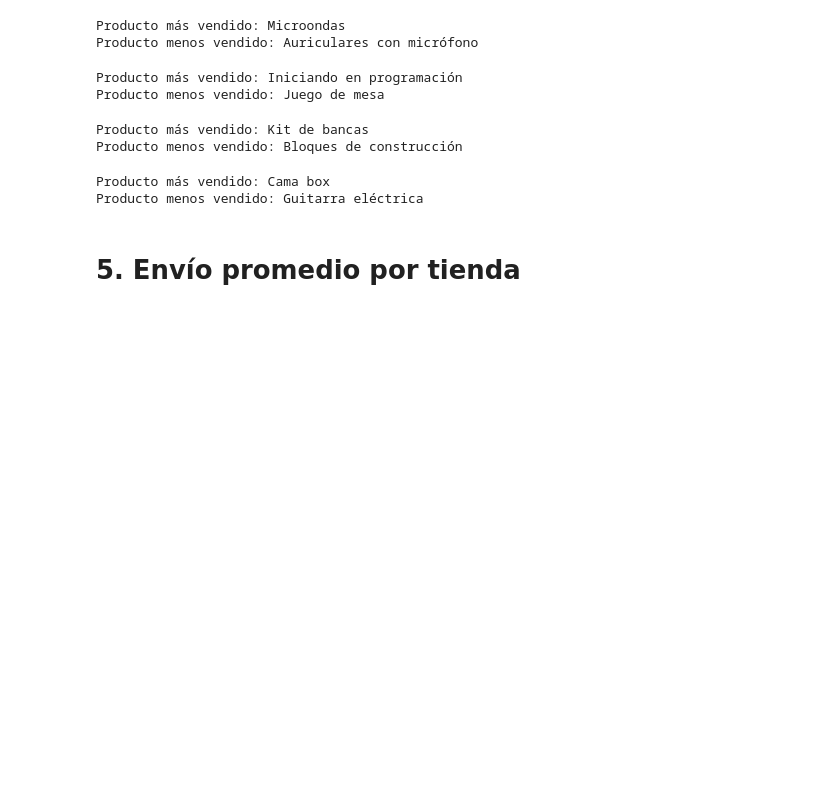
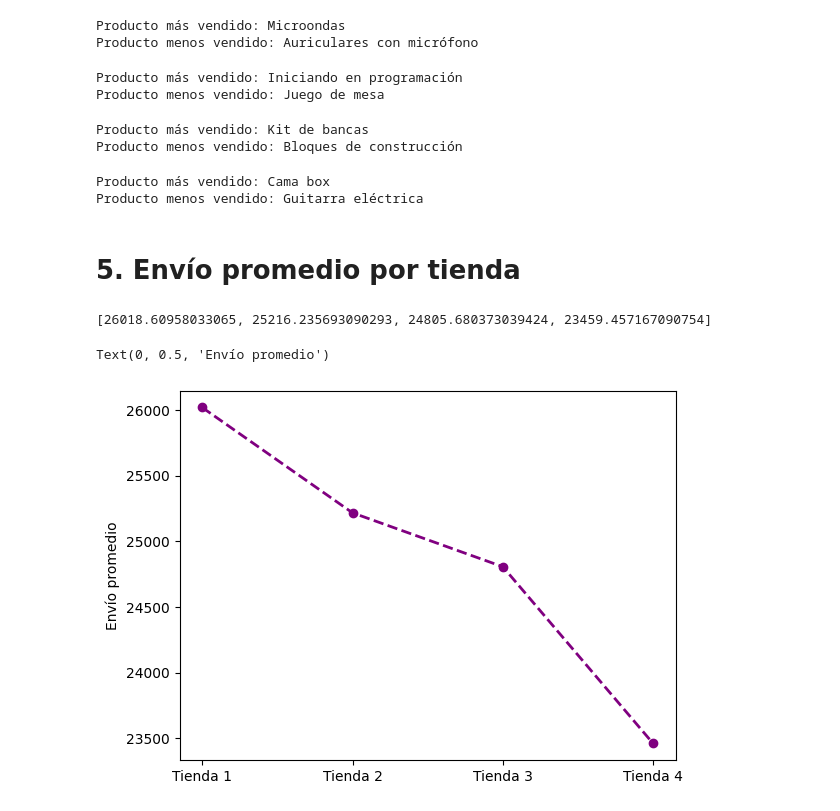
Before and after one commit to Knndy18/analisis_datos_one, a Jupyter notebook: AluraStoreLatam.ipynb, the cells around one changed output. Cells and saved outputs as stored; diff of their text form; code cells hidden in the pictures; blank space fills up the shorter version.

```diff
--- a/AluraStoreLatam.ipynb
+++ b/AluraStoreLatam.ipynb
@@ -106,5 +104,13 @@ Producto menos vendido: Guitarra eléctrica
 # %%
 envio_promedio_tienda01 =float( tienda["Costo de envío"].mean())
 envio_promedio_tienda02 =float( tienda2["Costo de envío"].mean())
 envio_promedio_tienda03 =float( tienda3["Costo de envío"].mean())
 envio_promedio_tienda04 =float( tienda4["Costo de envío"].mean())
+
+envio_promedio_total= [envio_promedio_tienda01, envio_promedio_tienda02, envio_promedio_tienda03, envio_promedio_tienda04]
+
+print(envio_promedio_total)
+# %% [output]
+[26018.60958033065, 25216.235693090293, 24805.680373039424, 23459.457167090754]
+Text(0, 0.5, 'Envío promedio')
+[figure, added]
```
Also changed, not shown: parts of 5 cells of this notebook.
